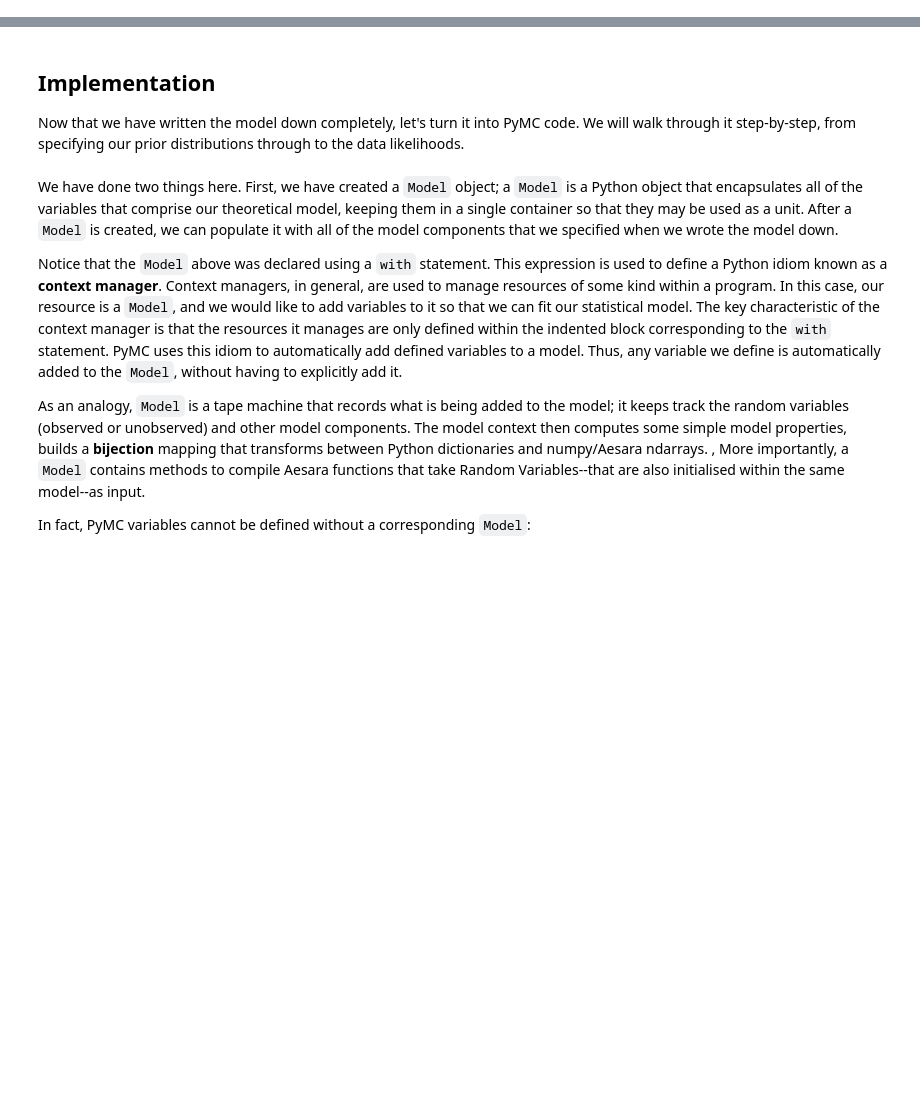
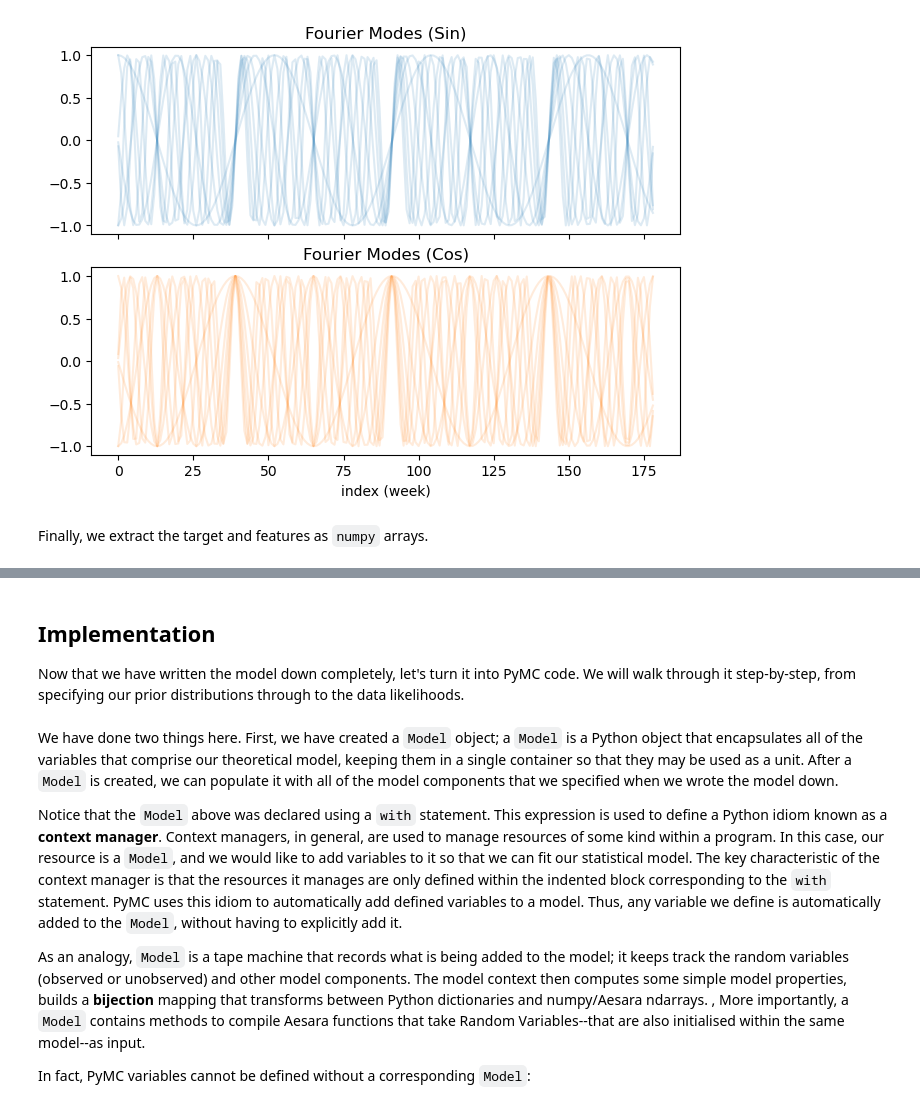
Before and after one commit to fonnesbeck/bayes_pydata_london_2024, a Jupyter notebook: pymc_intro.ipynb, the cells around one changed output, grey strips where cells are left out. Saved outputs shown, nothing was run; the diff lists cells and outputs as text; code cells hidden in the pictures; blank space fills up the shorter version.

```diff
--- a/pymc_intro.ipynb
+++ b/pymc_intro.ipynb
@@ -74,0 +95,22 @@ $$
+# %%
+n_order = 7
+periods = ktr_data["dayofyear"] / 365.25
+fourier_features = pd.DataFrame(
+    {
+        f"{func}_order_{order}": getattr(np, func)(2 * np.pi * periods * order)
+        for order in range(1, n_order + 1)
+        for func in ("sin", "cos")
+    }
+)
+# %%
+fig, ax = plt.subplots(nrows=2, sharex=True, layout="constrained")
+fourier_features.filter(like="sin").plot(color="C0", alpha=0.15, ax=ax[0])
+ax[0].get_legend().remove()
+ax[0].set(title="Fourier Modes (Sin)", xlabel="index (week)")
+fourier_features.filter(like="cos").plot(color="C1", alpha=0.15, ax=ax[1])
+ax[1].get_legend().remove()
+ax[1].set(title="Fourier Modes (Cos)", xlabel="index (week)");
+# %% [output]
+[figure, added]
+# %% [markdown]
+Finally, we extract the target and features as `numpy` arrays.
```
Also changed, not shown: parts of 53 cells of this notebook.
